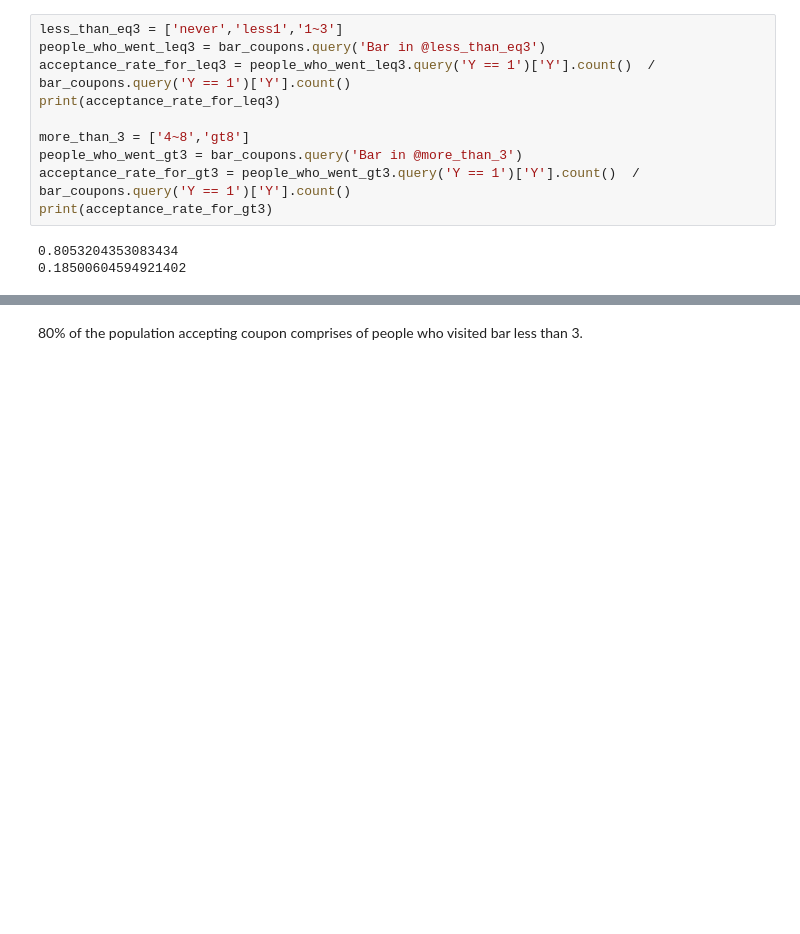
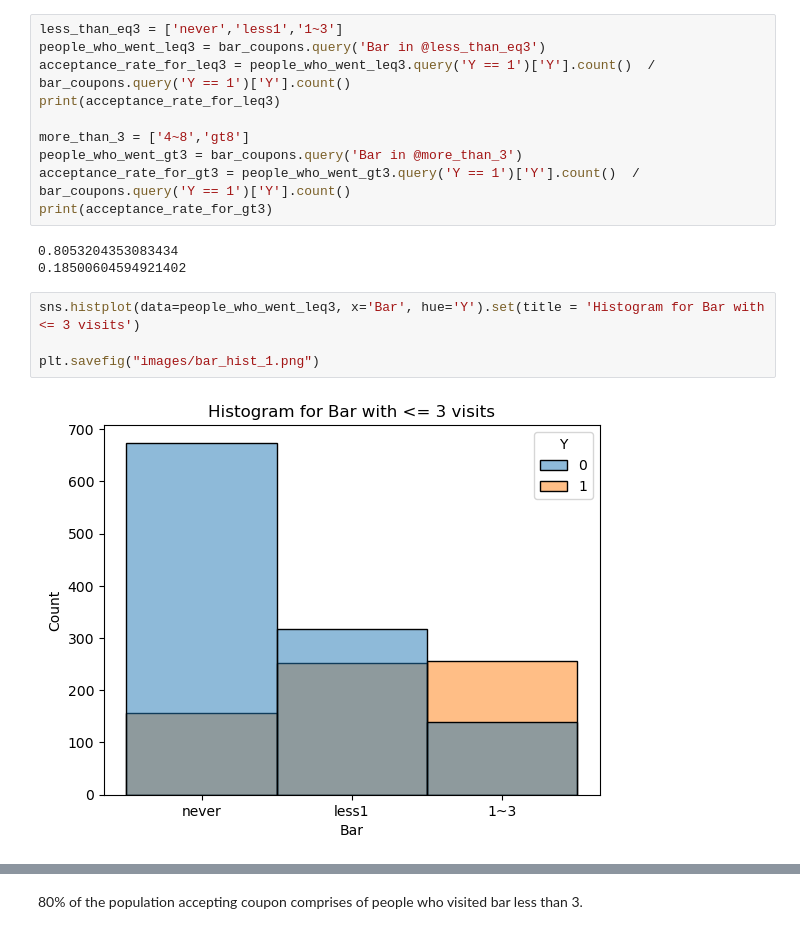
Before and after one commit to parthoghosh24/bhpcmlai, a Jupyter notebook: amazon_coupon_analysis/prompt.ipynb, the cells around one changed output, grey strips where cells are left out. Cells and saved outputs as stored; diff of their text form; blank space fills up the shorter version.

```diff
--- a/amazon_coupon_analysis/prompt.ipynb
+++ b/amazon_coupon_analysis/prompt.ipynb
@@ -268,3 +260,9 @@ print(acceptance_rate_for_gt3)
 # %% [output]
 0.8053204353083434
 0.18500604594921402
+# %%
+sns.histplot(data=people_who_went_leq3, x='Bar', hue='Y').set(title = 'Histogram for Bar with <= 3 visits')
+
+plt.savefig("images/bar_hist_1.png")
+# %% [output]
+[figure, added]
```
Also changed, not shown: parts of 58 cells of this notebook, 32 other files.
